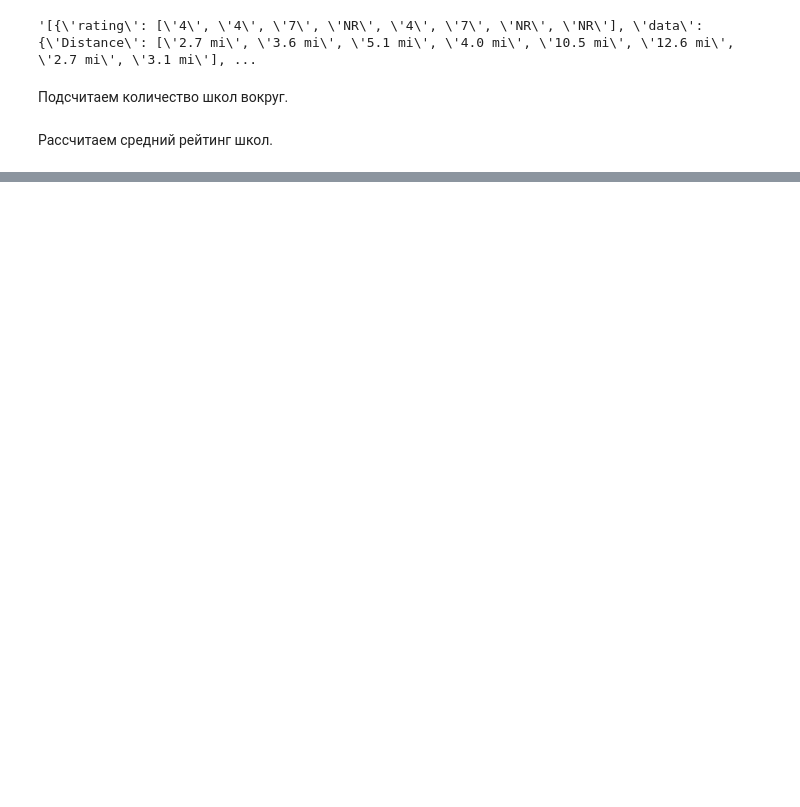
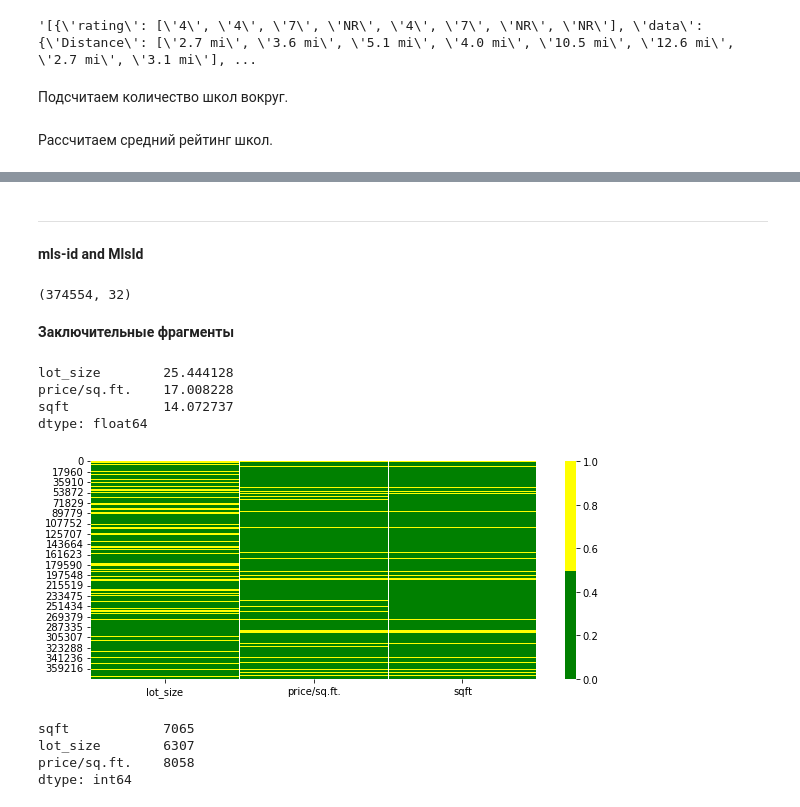
Before and after one commit to AleksandrOsip/Final-project-of-the-first-year-of-stud, a Jupyter notebook: project/project_me.ipynb, the cells around one changed output, grey strips where cells are left out. Drawn from its saved outputs; the diff is of its cells as text; code cells hidden in the pictures; blank space fills up the shorter version.

```diff
--- a/project/project_me.ipynb
+++ b/project/project_me.ipynb
@@ -1199,0 +1459,3 @@ data['schools_rating_ave'] = data['schools_rating_list'].apply(lambda x: round(s
+# %%
+# Заполним остальные недостающие значения модальным.
+data['year built'] = data['year built'].fillna(data['year built'].mode()[0])
@@ -1199,0 +1475,47 @@ data['schools_rating_ave'] = data['schools_rating_list'].apply(lambda x: round(s
+# %% [markdown]
+---
+**mls-id and MlsId**
+# %%
+# "mls-id" и "MlsId" представляют собой ID в перечне недвижимости США.
+# Они не несут никакой информации - удалим их.
+
+data = data.drop(['mls-id', 'MlsId'], axis=1)
+data.shape
+# %% [output]
+(374554, 32)
+# %% [markdown]
+**Заключительные фрагменты**
+# %%
+# Удалим ненужные столбцы.
+data = data.drop(['city_state', 'city', 'private pool',
+                  'lotsize_measure', 'zipcode', 'schools',
+                  'schools_rating', 'schools_rating_list',
+                  'schools_distance', 'homeFacts'], axis=1)
+# %%
+# Переименуем некоторые столбцы.
+data = data.rename(columns={'propertyType': 'property_type',
+                            'remodeled year': 'remodeled_year',
+                            'lotsize': 'lot_size',
+                            'PrivatePool': 'private_pool',
+                            'year built': 'year_built',
+                            'price': 'price/sq.ft.'})
+# %%
+# Некоторые значения все еще отсутствуют.
+
+cols_null_persent = data.isnull().mean() * 100
+cols_with_null = cols_null_persent[cols_null_persent>0].sort_values(ascending=False)
+display(cols_with_null)
+
+colors = ['green', 'yellow']
+fig = plt.figure(figsize=(10, 4))
+cols = cols_with_null.index
+ax = sns.heatmap(
+    data[cols].isnull(),
+    cmap=sns.color_palette(colors),
+)
+# %% [output]
+lot_size        25.444128
+price/sq.ft.    17.008228
+sqft            14.072737
+dtype: float64
+[figure, added]
@@ -1199,0 +1529,9 @@ data['schools_rating_ave'] = data['schools_rating_list'].apply(lambda x: round(s
+# %%
+# Проверим отсутствующие значения.
+null_data = data.isnull().sum()
+display(null_data[null_data > 0])
+# %% [output]
+sqft            7065
+lot_size        6307
+price/sq.ft.    8058
+dtype: int64
```
Also changed, not shown: parts of 114 cells of this notebook.
